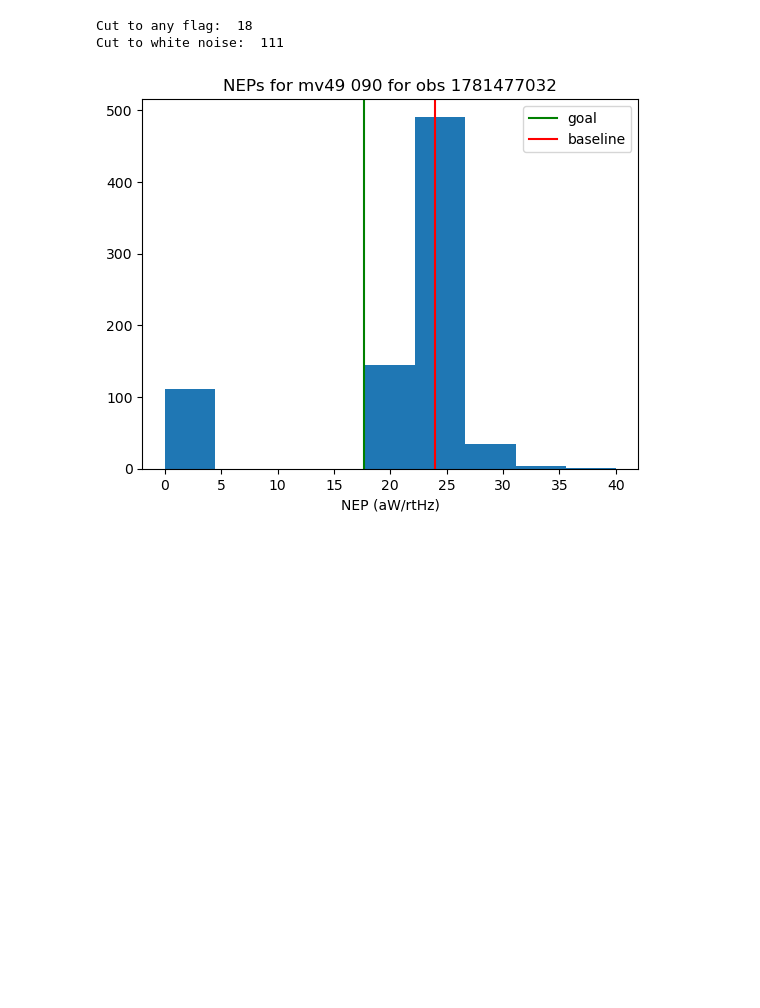
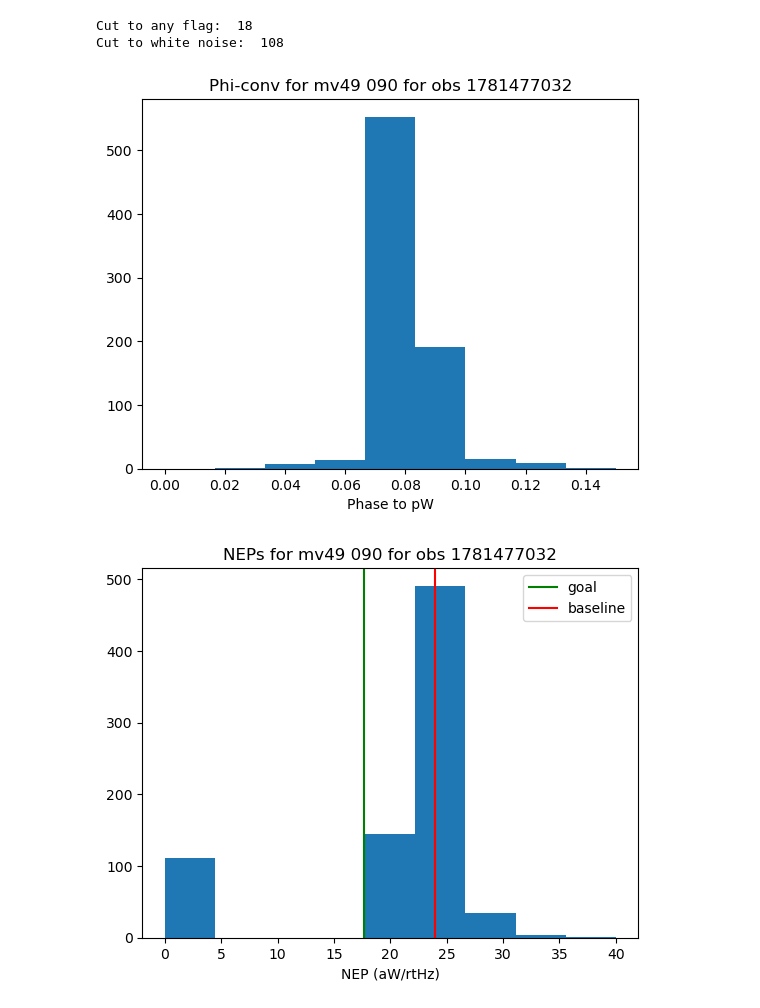
Before and after one commit to Sulla2012/LAT_Loading, a Jupyter notebook: latcom/notebooks/cut_source.ipynb, the cells around one changed output. Cells and saved outputs as stored; diff of their text form; code cells hidden in the pictures; blank space fills up the shorter version.

Commit message:
feat: add tools for looking at sources of cuts and notebooks for visualization

```diff
--- a/latcom/notebooks/cut_source.ipynb
+++ b/latcom/notebooks/cut_source.ipynb
@@ -51,24 +55,18 @@ for i, obs in enumerate(obs_list):
     else:
         obs_ctx_list.append((obs_id, "../../ctxs/preprocess_260604.yaml"))
 # %%
-for obs_id, ctx_path in obs_ctx_list:
+for (obs_id, ctx_path) in obs_ctx_list:
     if ot in obs_id:
         print(obs_id)
         ctx = core.Context(ctx_path)
         break
-metas = []
-for obs_id, ctx_path in obs_ctx_list:
+aso_metas = []
+for (obs_id, ctx_path) in obs_ctx_list:
     if ot in obs_id:
         print(obs_id)
         try:
-            meta = ctx.get_meta(
-                obs_id,
-                dets={
-                    "dets:stream_id": "ufm_" + str(ufm),
-                    "dets:wafer.bandpass": "f" + str(band),
-                },
-            )
-            metas.append(meta)
+            meta = ctx.get_meta(obs_id,dets={"dets:stream_id": "ufm_" + str(ufm), "dets:wafer.bandpass": "f" + str(band),},)
+            aso_metas.append(meta)
 
         except:
             continue
@@ -222,7 +221,7 @@ obs_1781473426_lati4_111
 obs_1781477032_lati4_111
 # %%
 i = -1
-meta = metas[i]
+meta = aso_metas[i]
 obs_id = meta.obs_info.obs_id
 if "mv" in ufm:
     if band == "090":
@@ -235,10 +234,8 @@ if "uv" in ufm:
     elif band == "280":
         ufm_band = 2
 flags = get_det_bias_flags(meta).det_bias_flags
-print(
-    "Cut to any flag: ", len([flag for flag in np.any(flags.mask(), axis=-1) if flag])
-)
-meta.restrict("dets", ~core.flagman.has_any_cuts(flags))
+print("Cut to any flag: ", len([flag for flag in np.any(flags.mask(), axis=-1) if flag]))
+#meta.restrict("dets", ~core.flagman.has_any_cuts(flags))
 wafer_flag = np.array([ufm in _ufm for _ufm in meta.det_info.stream_id])
 
 if len(wafer_flag) == 0:
@@ -251,12 +248,7 @@ elif ufm_band == 2:
     net_flag = wafer_flag * (bp == 1)
 wnoise = meta.preprocess.noiseT.white_noise[net_flag] * 1e6
 ndet = len(np.where(wnoise != 0)[0])
-print(
-    "Cut to white noise: ",
-    len(np.any(flags.mask(), axis=-1))
-    - len([flag for flag in np.any(flags.mask(), axis=-1) if flag])
-    - ndet,
-)
+print("Cut to white noise: ", len(np.any(flags.mask(), axis=-1))-len([flag for flag in np.any(flags.mask(), axis=-1) if flag])-ndet)
 # %% [output]
 Cut to any flag:  18
-Cut to white noise:  111
+Cut to white noise:  108
@@ -263,2 +259,12 @@ Cut to white noise:  111
+# %%
+plt.hist(meta.det_cal.phase_to_pW[net_flag], bins=np.linspace(0, 0.15, 10))
+plt.title("Phi-conv for {} {} for obs {}".format(ufm, band, obs_id.split("_")[1]))
+plt.xlabel("Phase to pW")
+output_dir = Path(f"../../plts/indv_ufms/{ufm}/")
+output_dir.mkdir(parents=True, exist_ok=True)
+plt.savefig(output_dir/f"Phiconv_{ufm}_{band}.pdf", dpi=600)
+plt.savefig(output_dir/f"Phiconv_{ufm}_{band}.png", dpi=600)
+# %% [output]
+[figure, added]
 # %%
 plt.hist(wnoise, bins=np.linspace(0, 40, 10))
```
Also changed, not shown: parts of 10 cells of this notebook, 6 other files.
